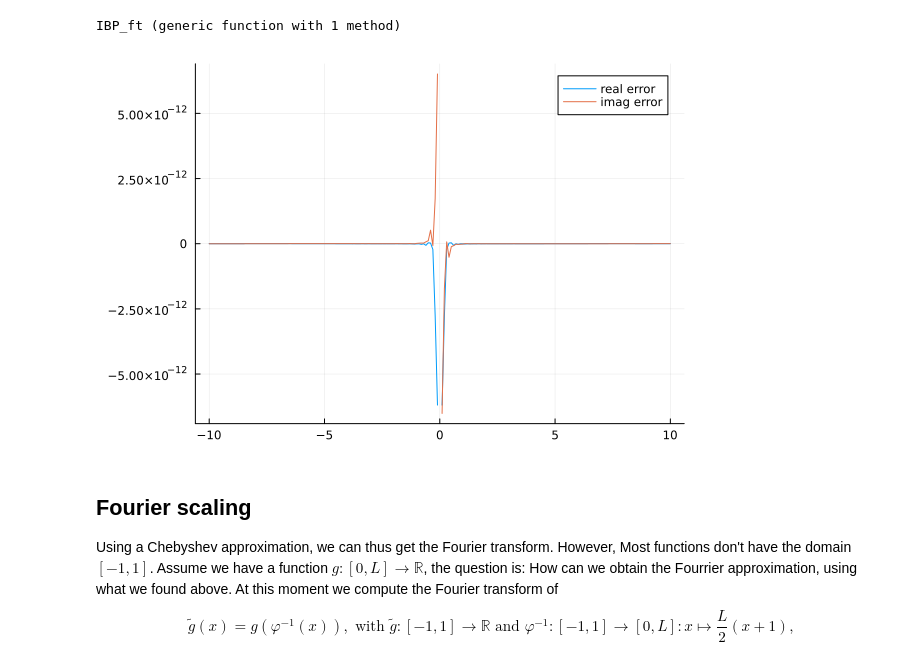
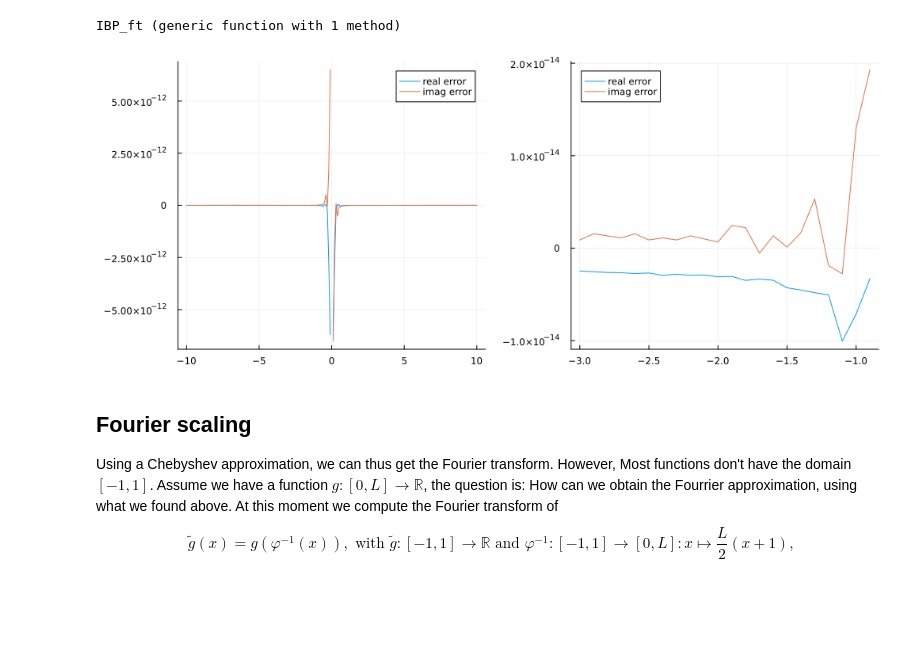
Before and after one commit to WietseVaes/NUTM-timestep, a Jupyter notebook: Memos/Fourrier_Transform.ipynb, the cells around one changed output. Saved outputs shown, nothing was run; the diff lists cells and outputs as text; code cells hidden in the pictures; blank space fills up the shorter version.

```diff
--- a/Memos/Fourrier_Transform.ipynb
+++ b/Memos/Fourrier_Transform.ipynb
@@ -69,12 +69,16 @@ IBP_ft (generic function with 1 method)
 # %%
 a = pi; f = UltraFun(0,x -> sin(a*x),100); f_ft = x -> (1im*((x-a)*sin(x+a)+(-x-a)*sin(x-a)))/(x^2-a^2)
 
 kk = -10:0.1:10
 ff_ft = k -> IBP_ft(f,k,3)
-plot(kk,real.(f_ft.(kk)).-real.(ff_ft.(kk)), label ="real error")
-plot!(kk,imag.(f_ft.(kk)).-imag.(ff_ft.(kk)), label ="imag error")
+plot(layout = grid(1, 2),size=(1000,400));
+plot!(kk,real.(f_ft.(kk)).-real.(ff_ft.(kk)), label ="real error", subplot = 1)
+plot!(kk,imag.(f_ft.(kk)).-imag.(ff_ft.(kk)), label ="imag error", subplot = 1)
+kk = -3:0.1:-0.9
+plot!(kk,real.(f_ft.(kk)).-real.(ff_ft.(kk)), label ="real error", subplot = 2)
+plot!(kk,imag.(f_ft.(kk)).-imag.(ff_ft.(kk)), label ="imag error", subplot = 2)
 # %% [output]
-[figure, old version]
+[figure, new version]
 # %% [markdown]
 ## Fourier scaling
 Using a Chebyshev approximation, we can thus get the Fourier transform. However, Most functions don't have the domain $[-1,1]$. Assume we have a function $g:[0,L]\to\mathbb{R}$, the question is: How can we obtain the Fourrier approximation, using what we found above. At this moment we compute the Fourier transform of
```
Also changed, not shown: parts of 2 cells of this notebook.
